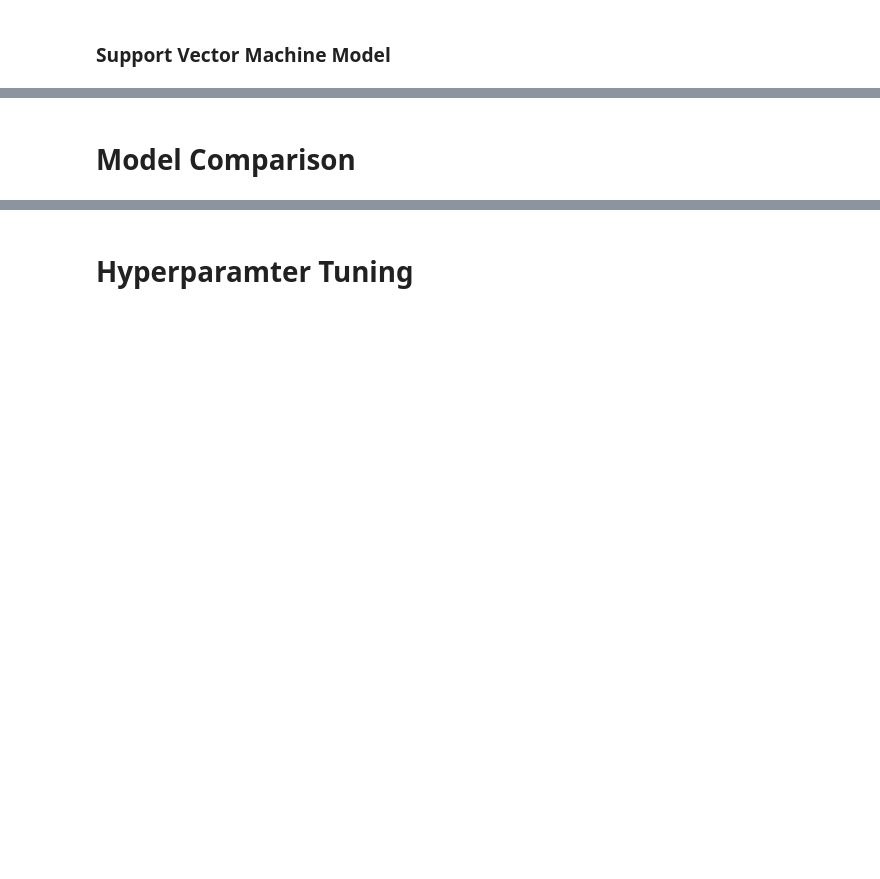
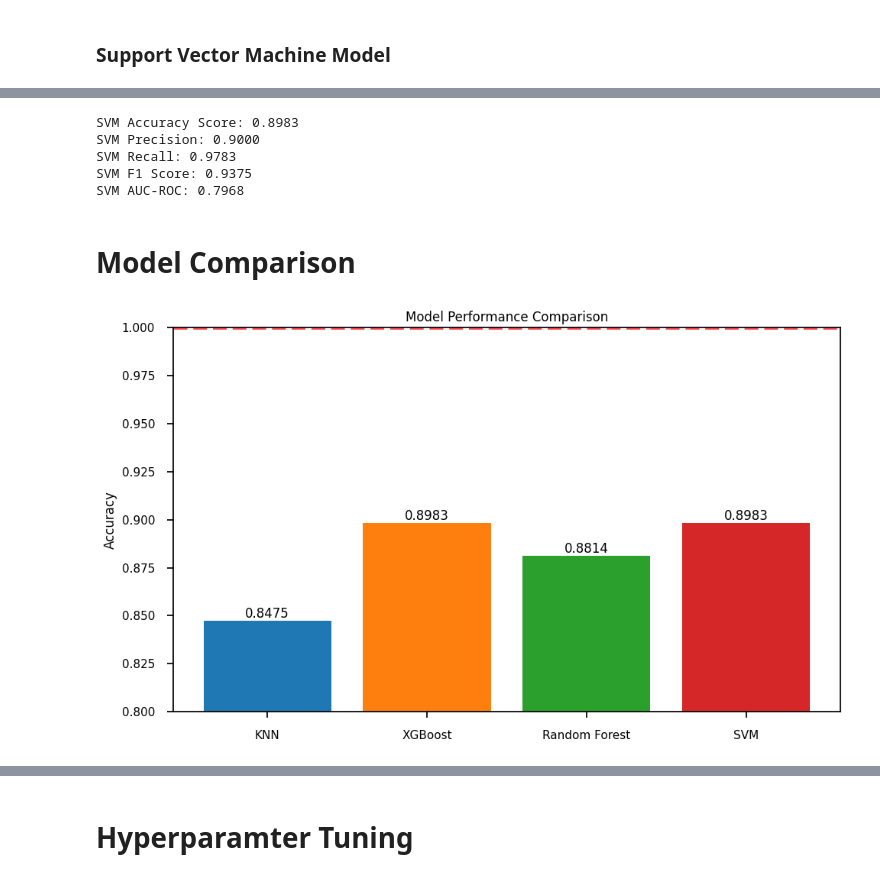
Before and after one commit to TheAhmedHazem/PDisease-ML, a Jupyter notebook: trial#2.ipynb, the cells around one changed output, grey strips where cells are left out. Saved outputs shown, nothing was run; the diff lists cells and outputs as text; code cells hidden in the pictures; blank space fills up the shorter version.

```diff
--- a/trial#2.ipynb
+++ b/trial#2.ipynb
@@ -229,31 +429,52 @@ SVMScore
+# %%
+y_pred3 = svmCl.predict(X_test)
+SVMScore = accuracy_score(y_test, y_pred3)
+SVM_precision = precision_score(y_test, y_pred3)
+SVM_recall = recall_score(y_test, y_pred3)
+SVM_f1 = f1_score(y_test, y_pred3)
+SVM_auc = roc_auc_score(y_test, y_pred3)
+
+print(f"SVM Accuracy Score: {SVMScore:.4f}")
+print(f"SVM Precision: {SVM_precision:.4f}")
+print(f"SVM Recall: {SVM_recall:.4f}")
+print(f"SVM F1 Score: {SVM_f1:.4f}")
+print(f"SVM AUC-ROC: {SVM_auc:.4f}")
+# %% [output]
+SVM Accuracy Score: 0.8983
+SVM Precision: 0.9000
+SVM Recall: 0.9783
+SVM F1 Score: 0.9375
+SVM AUC-ROC: 0.7968
 # %% [markdown]
 # Model Comparison
 # %%
 # Model performance data
 models = ['KNN', 'XGBoost', 'Random Forest', 'SVM']
-accuracies = [0.9491525423728814, 0.9491525423728814, 0.9661016949152542, 0.9322033898305084]
+accuracies = [KNNScore, XGBScore, RForestScore, SVMScore]
 
 # Create bar chart
 fig, ax = plt.subplots(figsize=(10, 6))
 bars = ax.bar(models, accuracies, color=['#1f77b4', '#ff7f0e', '#2ca02c', '#d62728'])
 
 # Customize the chart
 ax.set_ylabel('Accuracy')
 ax.set_title('Model Performance Comparison')
-ax.set_ylim(0.9, 1.0)  # Set y-axis to start from 0.9 for better visibility of differences
+ax.set_ylim(0.8, 1.0)  # Set y-axis to start from 0.9 for better visibility of differences
 
 # Add value labels on the bars
 for bar in bars:
     height = bar.get_height()
     ax.text(bar.get_x() + bar.get_width()/2., height,
             f'{height:.4f}',
             ha='center', va='bottom')
 
 # Add a horizontal line at y=1 for reference
 ax.axhline(y=1, color='r', linestyle='--', alpha=0.7)
 
 # Improve layout
 plt.tight_layout()
 
 # Show the plot
 plt.show()
+# %% [output]
+[figure, added]
```
Also changed, not shown: parts of 42 cells of this notebook, 1 other file.
